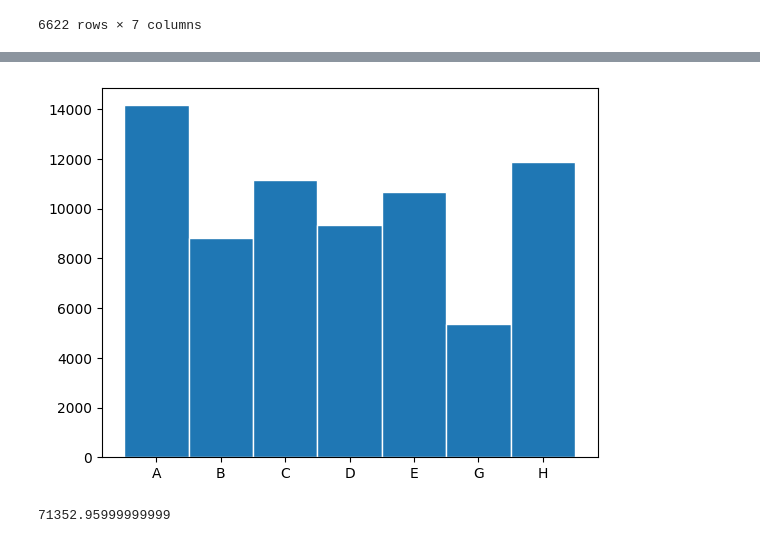
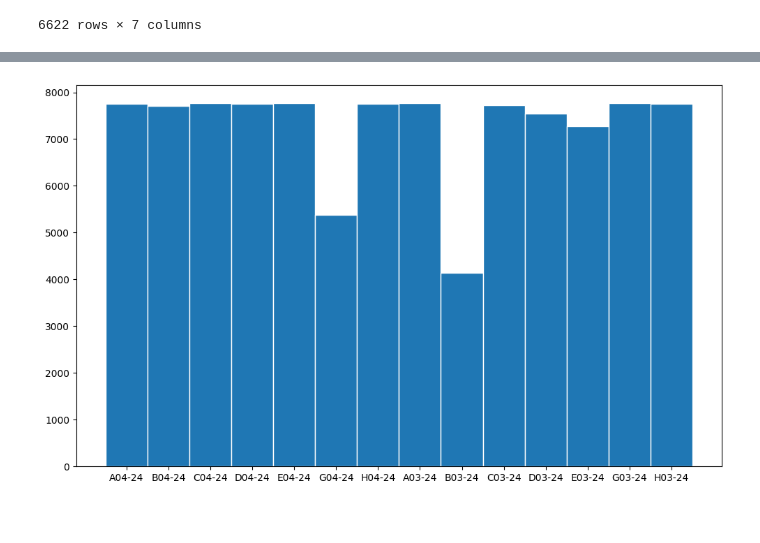
Before and after one commit to Ga-Moura/otimizacao, a Jupyter notebook: otimizacao.V2.ipynb, the cells around one changed output, grey strips where cells are left out. Saved outputs shown, nothing was run; the diff lists cells and outputs as text; code cells hidden in the pictures.

```diff
--- a/otimizacao.V2.ipynb
+++ b/otimizacao.V2.ipynb
@@ -336,20 +293,22 @@ otimizacao_rotas
 # %%
-filtro_data = pd.Timestamp('2024-04-01')
+#filtro_data = pd.Timestamp('2024-04-01')
 
-distribuicao = otimizacao_rotas[(otimizacao_rotas['Equipe mais próxima'] == 0 ) & (otimizacao_rotas['Mês operacional equipe'] == filtro_data) ].groupby('Equipe')['Área Avaliada'].sum().reset_index()
-
-fig,ax = plt.subplots()
-
-x = distribuicao['Equipe']
-
-y = distribuicao['Área Avaliada']
-
-ax.bar(x,y, width=1, edgecolor = 'white')
-
-
-plt.show()
-
-print(distribuicao['Área Avaliada'].sum())
+#distribuicao = otimizacao_rotas[(otimizacao_rotas['Equipe mais próxima'] == 0 ) & (otimizacao_rotas['Mês operacional equipe'] == filtro_data) ].groupby('Equipe')['Área Avaliada'].sum().reset_index()
-# %% [output]
-[figure, removed]
-71352.95999999999
+# %%
+
+fig,ax = plt.subplots(figsize=(10,6))
+
+x = carteira_df.index
+
+y = carteira_df['demanda']
+
+
+ax.bar(x,y, width=1 , edgecolor = 'white')
+
+
+
+fig.tight_layout()
+
+plt.show()
+# %% [output]
+[figure, added]
```
Also changed, not shown: parts of 18 cells of this notebook.
